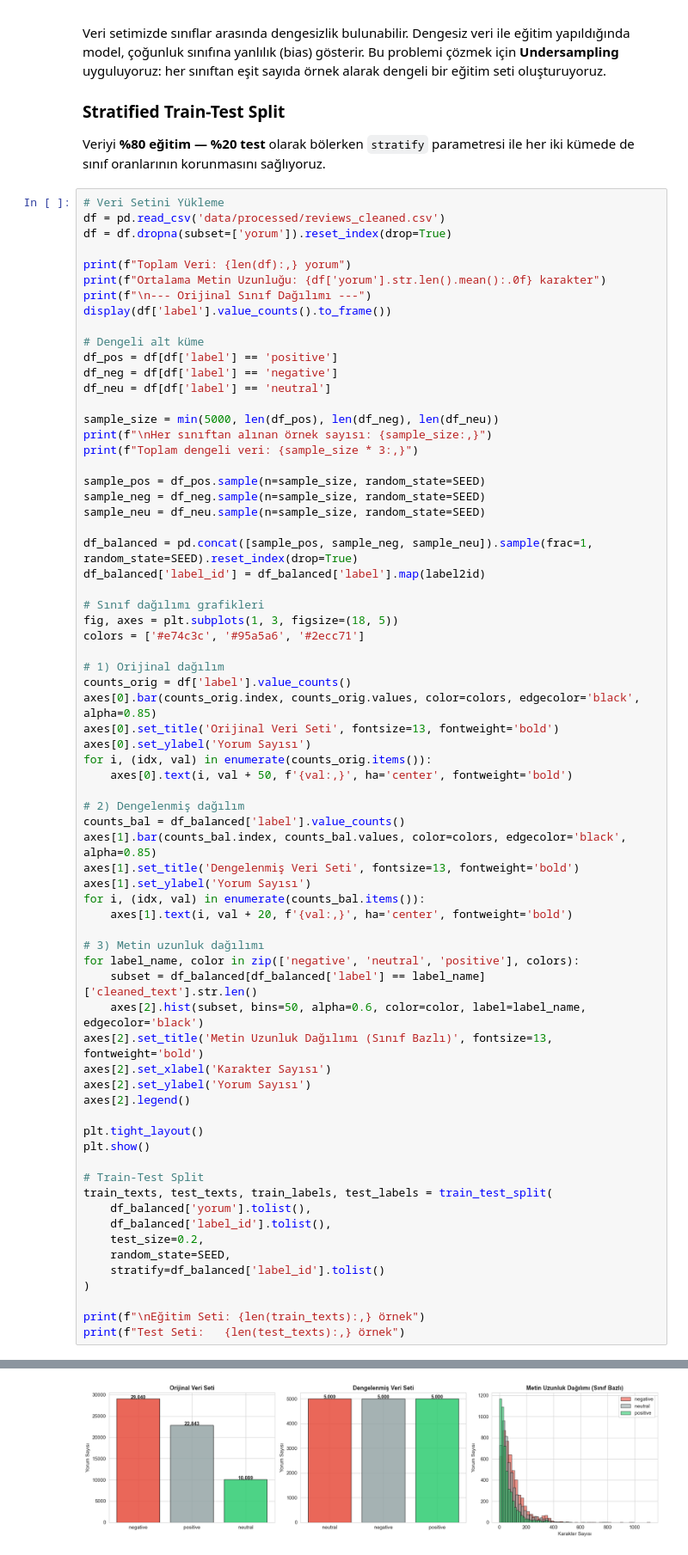
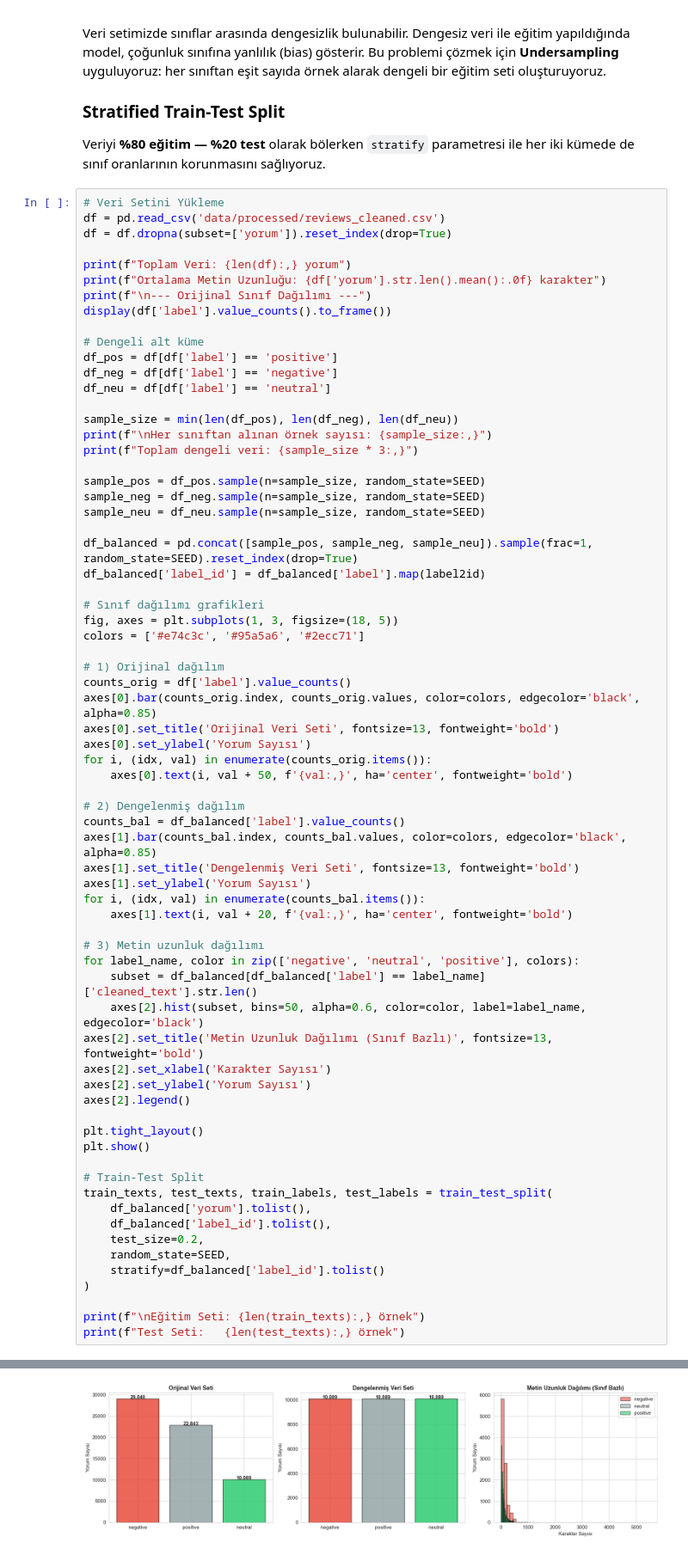
Before and after one commit to furkanozturk06/data-mining-project, a Jupyter notebook: 04_bert_finetuning.ipynb, the cells around one changed output, grey strips where cells are left out. Shown at 86% size. Drawn from its saved outputs; the diff is of its cells as text.

```diff
--- a/04_bert_finetuning.ipynb
+++ b/04_bert_finetuning.ipynb
@@ -247,7 +243,7 @@ df_pos = df[df['label'] == 'positive']
 df_neg = df[df['label'] == 'negative']
 df_neu = df[df['label'] == 'neutral']
 
-sample_size = min(5000, len(df_pos), len(df_neg), len(df_neu))
+sample_size = min(len(df_pos), len(df_neg), len(df_neu))
 print(f"\nHer sınıftan alınan örnek sayısı: {sample_size:,}")
 print(f"Toplam dengeli veri: {sample_size * 3:,}")
 
@@ -316 +312 @@ Toplam dengeli veri: 15,000
-[figure, old version]
+[figure, new version]
```
Also changed, not shown: parts of 13 cells of this notebook, 16 other files.
